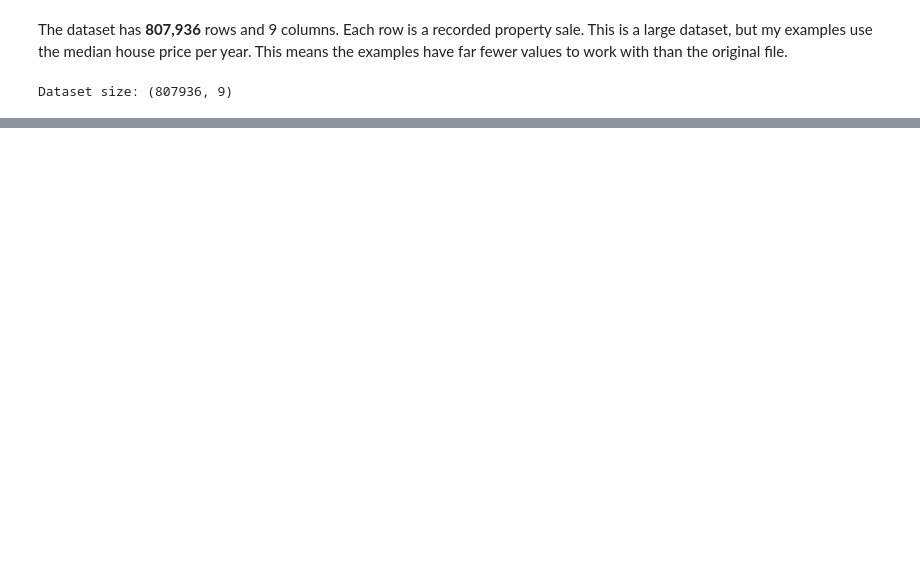
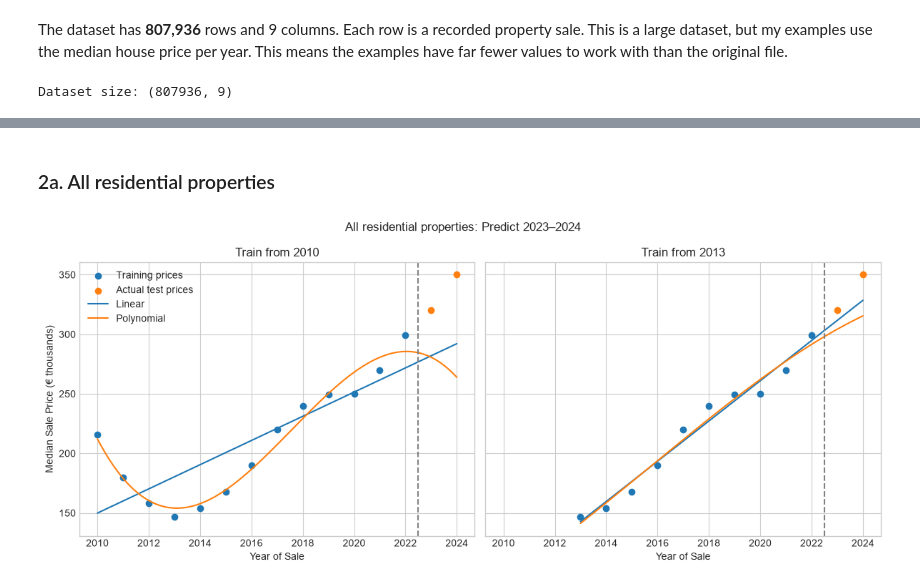
Before and after one commit to amelia720/Data-Science-Portfolio-Amelia-Hamulewicz, a Jupyter notebook: Recorded-Housing-Prices/01-housing-prices-linear-regression.ipynb, the cells around one changed output, grey strips where cells are left out. Saved outputs shown, nothing was run; the diff lists cells and outputs as text; code cells hidden in the pictures; blank space fills up the shorter version.

```diff
--- a/Recorded-Housing-Prices/01-housing-prices-linear-regression.ipynb
+++ b/Recorded-Housing-Prices/01-housing-prices-linear-regression.ipynb
@@ -337,0 +505,53 @@ display(comparison.round(2))
+# %%
+# Keep the errors from each test
+prediction_errors = []
+# %% [markdown]
+### 2a. All residential properties
+# %%
+# Use this group's yearly medians in € thousands
+prices = yearly_median_prices.values / 1000
+fig, ax = plt.subplots(1, 2, sharex=True, sharey=True, figsize=(12, 5))
+
+for i, first_year in enumerate([2010, 2013]):
+    # Train up to 2022 and test on 2023–2024
+    train = (years >= first_year) & (years <= 2022)
+    xtrain = x[train]
+    ytrain = prices[train]
+    xtest = x[-2:]
+    ytest = prices[-2:]
+
+    # Fit both models using the training years only
+    model = LinearRegression()
+    model.fit(xtrain[:, np.newaxis], ytrain)
+    poly_model = make_pipeline(PolynomialFeatures(3), LinearRegression())
+    poly_model.fit(xtrain[:, np.newaxis], ytrain)
+
+    # Draw the fitted lines and show the test prices
+    xfit = np.linspace(xtrain.min(), xtest.max(), 1000)
+    ax[i].scatter(years[train], ytrain, label='Training prices')
+    ax[i].scatter(years[-2:], ytest, label='Actual test prices')
+    ax[i].plot(xfit + start_year,
+               model.predict(xfit[:, np.newaxis]), label='Linear')
+    ax[i].plot(xfit + start_year,
+               poly_model.predict(xfit[:, np.newaxis]), label='Polynomial')
+    ax[i].axvline(2022.5, color='grey', linestyle='--')
+    ax[i].set_title('Train from ' + str(first_year))
+    ax[i].set_xlabel('Year of Sale')
+
+    # Save the average prediction errors in euros
+    linear_prices = model.predict(xtest[:, np.newaxis])
+    poly_prices = poly_model.predict(xtest[:, np.newaxis])
+    prediction_errors.append({
+        'Group': 'All residential properties',
+        'Training period': str(first_year) + '–2022',
+        'Linear error (€)': np.mean(np.abs(ytest - linear_prices)) * 1000,
+        'Polynomial error (€)': np.mean(np.abs(ytest - poly_prices)) * 1000
+    })
+
+ax[0].set_ylabel('Median Sale Price (€ thousands)')
+ax[0].legend()
+fig.suptitle('All residential properties: Predict 2023–2024')
+plt.tight_layout()
+plt.show()
+# %% [output]
+[figure, added]
```
Also changed, not shown: parts of 52 cells of this notebook, 4 other files.
